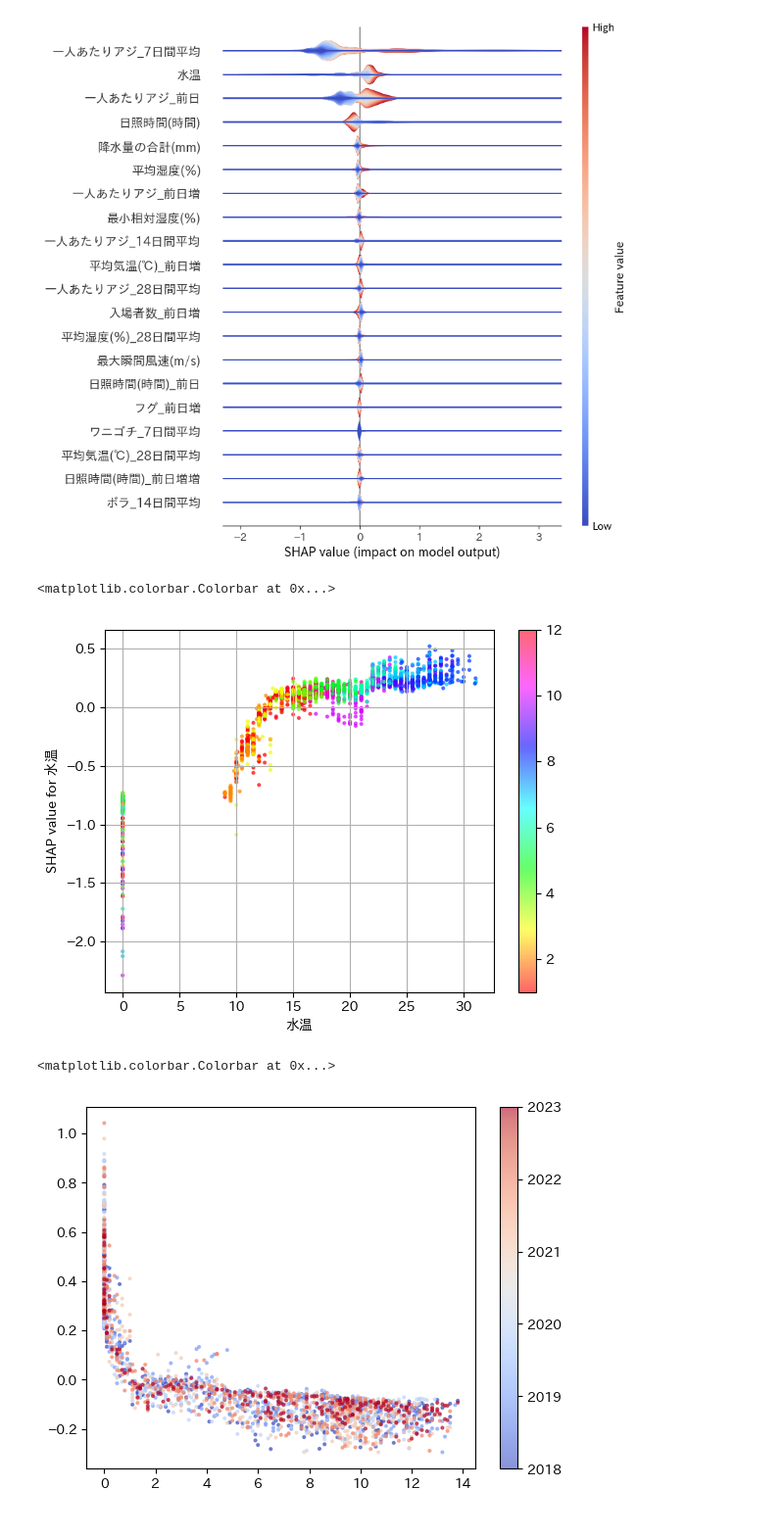
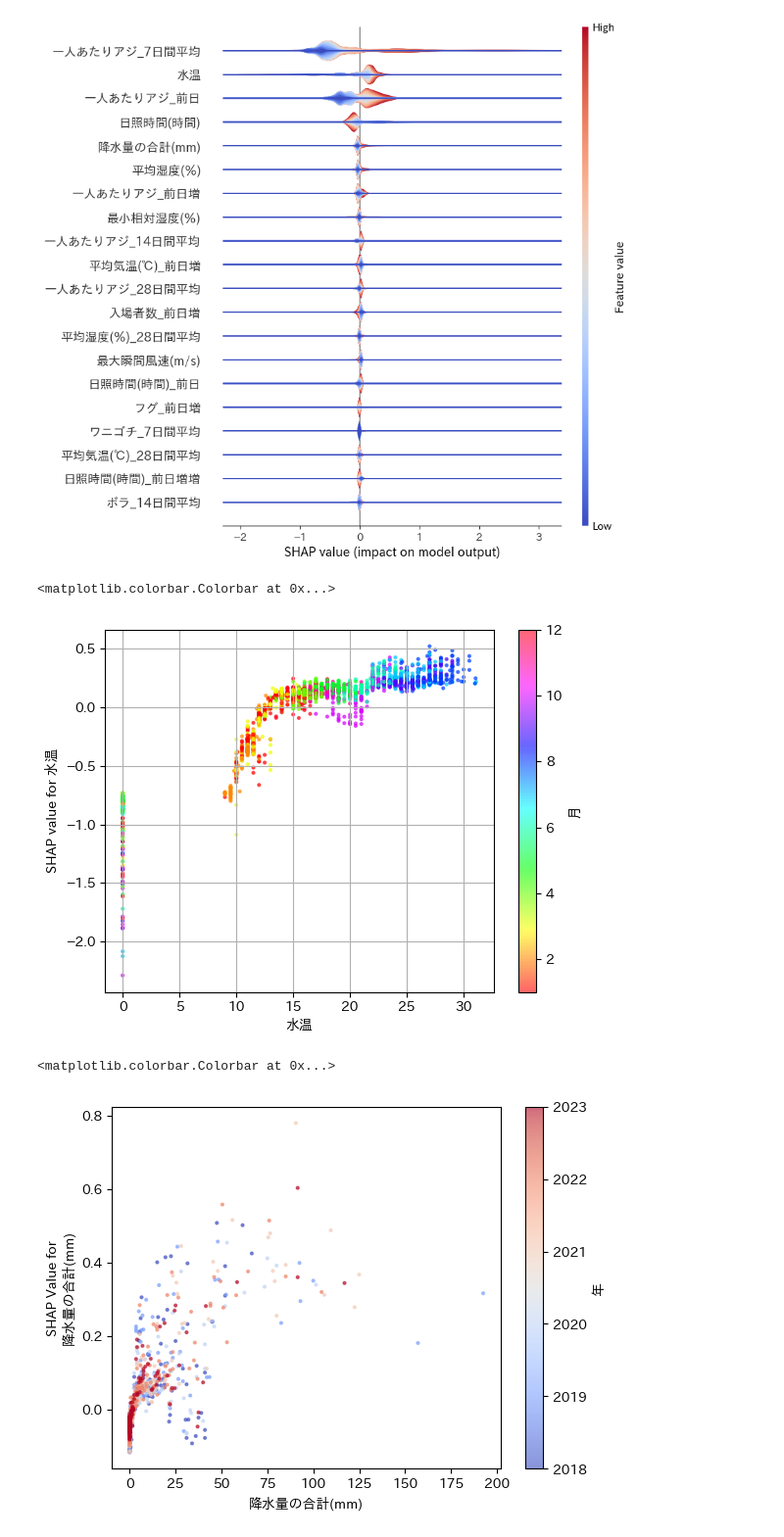
Before and after one commit to aoda2/shap_example, a Jupyter notebook: shap_アジ.ipynb, the cells around one changed output. Shown at 98% size. Drawn from its saved outputs; the diff is of its cells as text; code cells hidden in the pictures.

```diff
--- a/shap_アジ.ipynb
+++ b/shap_アジ.ipynb
@@ -97,40 +97,41 @@ month = org_X["年月日"].apply(lambda x: int(x.split("-")[1]))
 
 # name = "一人あたりアジ_7日間平均"
 # name = "日照時間(時間)"
+# name = "降水量の合計(mm)"
 name = "水温"
-# name = "降水量の合計(mm)"
-
 plt.scatter(
     X[name], # 横軸
     shap_values[:,X.columns.get_loc(name)], # 縦軸
     s=4,
     alpha=0.6,
-    c=month,
+    c=month, # 「月」で色分けする
     cmap="hsv",
 )
 plt.xlabel(name)
 plt.ylabel(f"SHAP value for {name}")
 plt.grid(True)
-plt.colorbar()
+plt.colorbar(label='月')
 # %% [output]
 <matplotlib.colorbar.Colorbar at 0x...>
-[figure, old version]
+[figure, new version]
 # %%
 year = org_X["年月日"].apply(lambda x: int(x.split("-")[0]))
 
 # name = "一人あたりアジ_7日間平均"
-name = "日照時間(時間)"
+# name = "日照時間(時間)"
 # name = "水温"
-
+name = "降水量の合計(mm)"
 plt.scatter(
     X[name], # 横軸
     shap_values[:,X.columns.get_loc(name)], # 縦軸
     s=4,
     alpha=0.6,
     c=year,
     cmap="coolwarm",
 )
-plt.colorbar()
+plt.xlabel(name)
+plt.ylabel(f"SHAP Value for\n{name}")
+plt.colorbar(label='年')
 # %% [output]
 <matplotlib.colorbar.Colorbar at 0x...>
-[figure, old version]
+[figure, new version]
```
Also changed, not shown: parts of 4 cells of this notebook.
